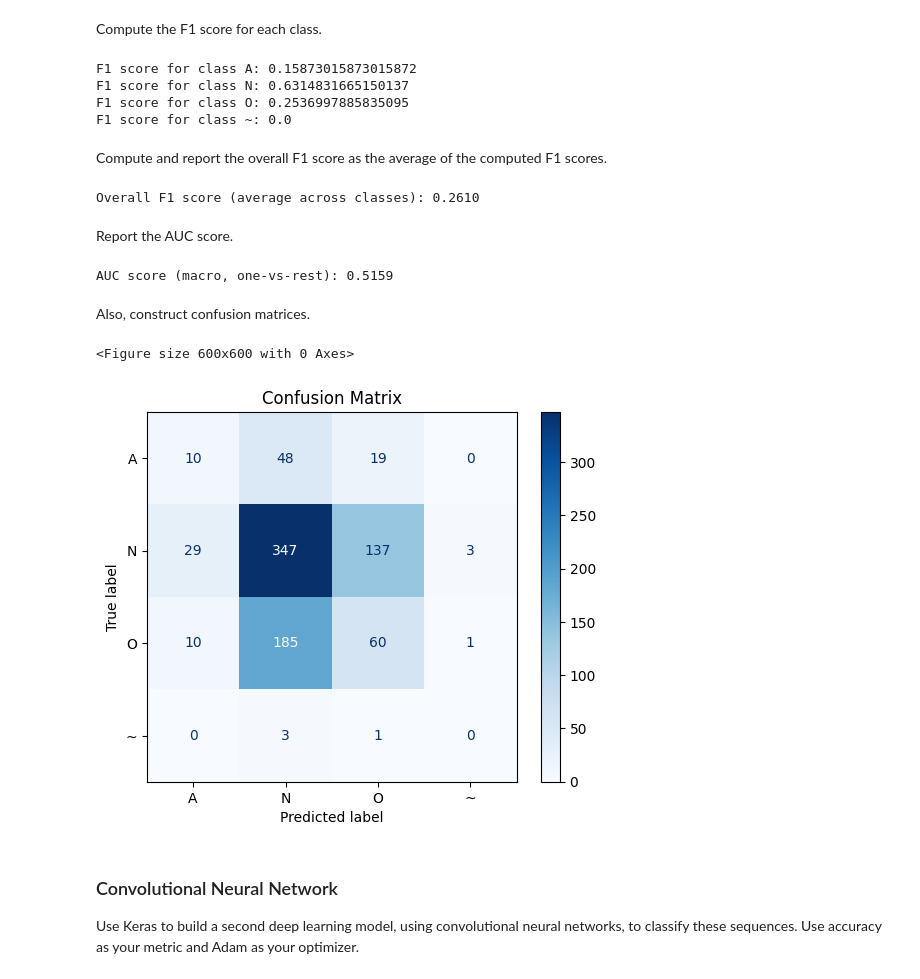
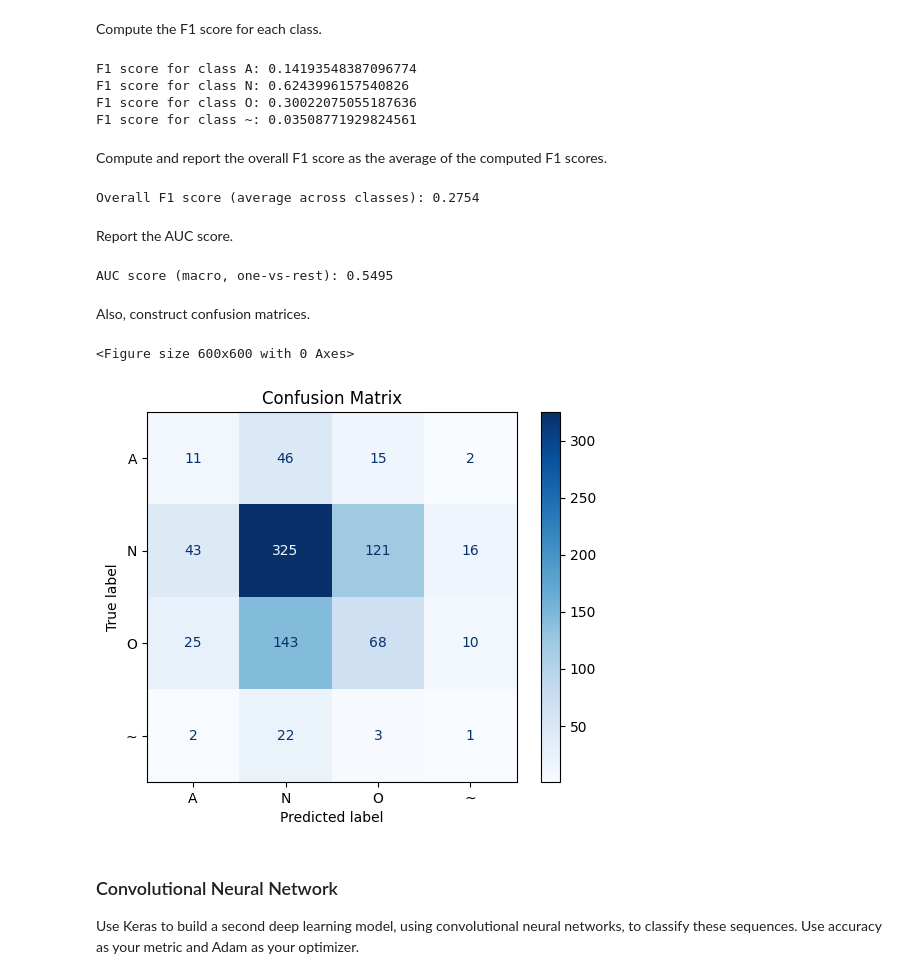
Before and after one commit to noahtrilling/csc6621-project-3-sequential-classification, a Jupyter notebook: main.ipynb, the cells around one changed output. Drawn from its saved outputs; the diff is of its cells as text; code cells hidden in the pictures.

```diff
--- a/main.ipynb
+++ b/main.ipynb
@@ -94,12 +100,13 @@ Sample a window of each sequence of length t, where t is less than or equal to t
 
 Choose and implement a strategy for making the sequences the same length.
 # %%
-min_len = min(lengths)
+median_len = int(np.median(lengths))
 
 x = np.array([
-    d['val'].squeeze()[:min_len]
+    np.pad(d['val'].squeeze()[:median_len], (0, max(0, median_len - d['val'].squeeze().shape[0])), mode='constant')
     for d in x
 ])
 
-print(f"Trimmed sequences shape: {x.shape}")
+input_length = x.shape[1]
+print(f"Input length after padding: {input_length}")
 # %% [output]
@@ -109,36 +116,39 @@ Split the data into training, validation, and testing sets.
 # %%
 y = y_df['category'].values
 
-# Split into train (70%), temp (30%)
+categories = sorted(np.unique(y))
+category_to_index = {cat: idx for idx, cat in enumerate(categories)}
+index_to_category = {idx: cat for cat, idx in category_to_index.items()}
+
+x_mean = x.mean(axis=1, keepdims=True)
+x_std = x.std(axis=1, keepdims=True)
+x = (x - x_mean) / (x_std + 1e-8)
+
 x_train, x_temp, y_train, y_temp = train_test_split(
     x, y, test_size=0.2, random_state=the_answer, stratify=y
 )
 
-# Split temp into validation (15%) and test (15%)
 x_val, x_test, y_val, y_test = train_test_split(
     x_temp, y_temp, test_size=0.5, random_state=the_answer, stratify=y_temp
 )
 
-le = LabelEncoder()
-y_train_enc = le.fit_transform(y_train)
-y_val_enc = le.transform(y_val)
-y_test_enc = le.transform(y_test)
+y_train = np.array([category_to_index[label] for label in y_train])
+y_val = np.array([category_to_index[label] for label in y_val])
+y_test = np.array([category_to_index[label] for label in y_test])
 
-y_train = to_categorical(y_train_enc)
-y_val = to_categorical(y_val_enc)
-y_test = to_categorical(y_test_enc)
+num_classes = len(np.unique(y_train))
 # %% [markdown]
 ### Dense Neural Network
 
 Use Keras to build a dense NN to classify these sequences. Begin with a single hidden layer. Use accuracy as your metric and Adam as your optimizer.
 # %%
 model = Sequential([
-    Input(shape=(x_train.shape[1],)),
-    Dense(32, activation='relu'),
-    Dense(y_train.shape[1], activation='softmax')
+    Input(shape=(input_length,)),
+    Dense(16, activation='relu'),
+    Dense(num_classes, activation='softmax')
 ])
 
-model.compile(optimizer='adam', loss='categorical_crossentropy', metrics=['accuracy'])
+model.compile(optimizer='adam', loss='sparse_categorical_crossentropy', metrics=['accuracy'])
 
 history = model.fit(
     x_train, y_train,
@@ -179,40 +189,40 @@ y_pred = np.argmax(y_pred_probs, axis=1)
 # %% [markdown]
 Compute the F1 score for each class.
 # %%
-f1_per_class = f1_score(y_test_enc, y_pred, average=None)
+f1_per_class = f1_score(y_test, y_pred, average=None)
 for idx, score in enumerate(f1_per_class):
-    print(f"F1 score for class {le.inverse_transform([idx])[0]}: {score}")
+    print(f"F1 score for class {index_to_category[idx]}: {score}")
 # %% [output]
-F1 score for class A: 0.15873015873015872
-F1 score for class N: 0.6314831665150137
-F1 score for class O: 0.2536997885835095
-F1 score for class ~: 0.0
+F1 score for class A: 0.14193548387096774
+F1 score for class N: 0.6243996157540826
+F1 score for class O: 0.30022075055187636
+F1 score for class ~: 0.03508771929824561
 # %% [markdown]
 Compute and report the overall F1 score as the average of the computed F1 scores.
 # %%
 overall_f1 = np.mean(f1_per_class)
 print(f"Overall F1 score (average across classes): {overall_f1:.4f}")
 # %% [output]
-Overall F1 score (average across classes): 0.2610
+Overall F1 score (average across classes): 0.2754
 # %% [markdown]
 Report the AUC score.
 # %%
 auc_score = roc_auc_score(y_test, y_pred_probs, average='macro', multi_class='ovr')
 print(f"AUC score (macro, one-vs-rest): {auc_score:.4f}")
 # %% [output]
-AUC score (macro, one-vs-rest): 0.5159
+AUC score (macro, one-vs-rest): 0.5495
 # %% [markdown]
 Also, construct confusion matrices.
 # %%
-cm = confusion_matrix(y_test_enc, y_pred)
-disp = ConfusionMatrixDisplay(confusion_matrix=cm, display_labels=le.classes_)
+cm = confusion_matrix(y_test, y_pred)
+disp = ConfusionMatrixDisplay(confusion_matrix=cm, display_labels=[index_to_category[idx] for idx in range(num_classes)])
 plt.figure(figsize=(6, 6))
 disp.plot(cmap='Blues', values_format='d')
 plt.title('Confusion Matrix')
 plt.show()
 # %% [output]
 <Figure size 600x600 with 0 Axes>
-[figure, old version]
+[figure, new version]
 # %% [markdown]
 ### Convolutional Neural Network
 
```
Also changed, not shown: parts of 24 cells of this notebook.
